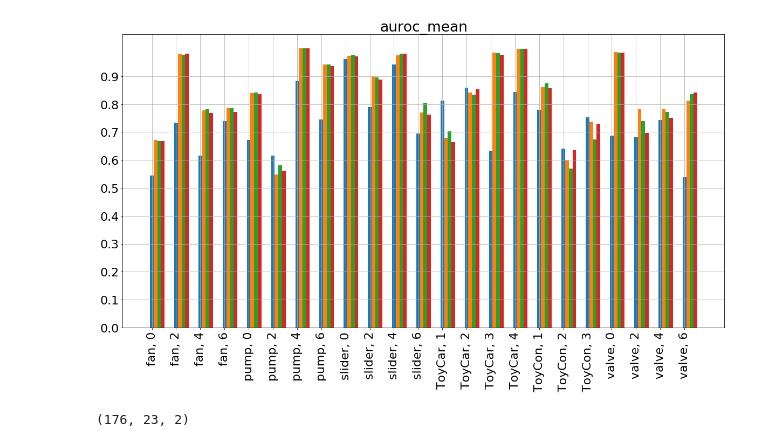
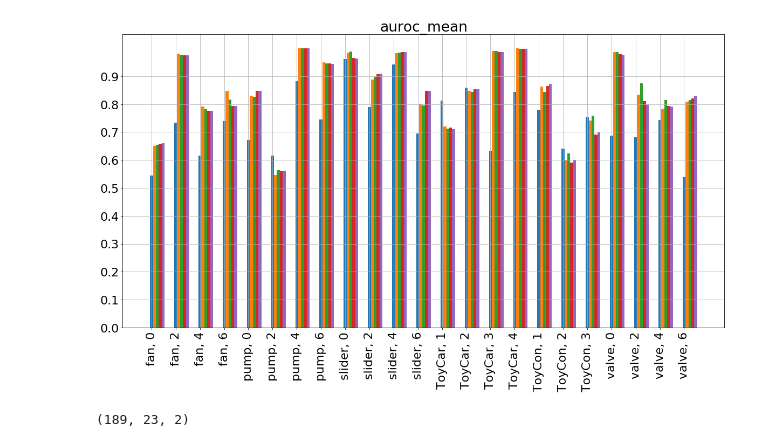
Before and after one commit to OptimusPrimus/dcase2020_task2, a Jupyter notebook: notebooks/bar_plot.ipynb, the cells around one changed output. Drawn from its saved outputs; the diff is of its cells as text; code cells hidden in the pictures.

```diff
--- a/notebooks/bar_plot.ipynb
+++ b/notebooks/bar_plot.ipynb
@@ -78,4 +80,5 @@ def get_record(experiment):
 # %%
-client = MongoClient('mongodb://student2.cp.jku.at:27017/')
-#experiments_made = [r for r in client.dcase2020_2_madog.runs.find({"experiment.name": "dcase2020_task2_BaselineExperiment"})]
-experiments_baseline = [r for r in client.dcase2020_task2_ae_baseline_gridsearch.runs.find({"experiment.name": "dcase2020_task2_BaselineExperiment"})]
+# experiments_made = [r for r in client.dcase2020_2_madog.runs.find({"experiment.name": "dcase2020_task2_BaselineExperiment"})]
+# experiments_baseline = [r for r in client.dcase2020_task2_ae_baseline_gridsearch.runs.find({"experiment.name": "dcase2020_task2_BaselineExperiment"})]
+# experiments_classification = [r for r in client.dcase2020_task2_complement_classification_gridsearch.runs.find({"experiment.name": "dcase2020_task2_ClassificationExperiment"})]
+experiments_conv_class = [r for r in client.dcase2020_task2_conv_complement_classification_gridsearch.runs.find({"experiment.name": "dcase2020_task2_ClassificationExperiment"})]
@@ -90,5 +92,5 @@ print(len(experiments_baseline))
 # %%
-experiments = experiments_classification + experiments_baseline
+experiments = experiments_conv_class # + experiments_classification # experiments_conv_class # experiments_conv_class # experiments_classification + experiments_baseline +
 descriptors = set()
 for experiment in experiments:
     descriptors = descriptors.union(set([experiment['config']['descriptor']]))
@@ -161,36 +155,36 @@ for i, (n, r, j) in enumerate(zip(names[indices], ranks[indices], indices)):
 # %%
 metric = 'auroc_mean'
 bar_width = 0.6
 bar_spacing=0.00
-top = 3
+top = 4
 
 top_k_data = data[indices, :, 0 if metric == 'auroc_mean' else 1][:top]
 baseline_data = data[0:1, :, 0 if metric == 'auroc_mean' else 1]
-top_k_data = np.concatenate([baseline_data, top_k_data])
+to_visualize = np.concatenate([baseline_data, top_k_data])
 
 plt.figure(figsize=(20,10))
 plt.rcParams.update({'font.size': 22})
 plt.title(f'{metric}')
 labels = []
 
 for i in range(6):
     for j in TRAINING_ID_MAP[i]:
         labels.append("{}, {}".format(INVERSE_CLASS_MAP[i][:6], j))
 
-for i, d in enumerate(top_k_data):
+for i, d in enumerate(to_visualize):
     plt.bar(
-        np.arange(len(labels)) + i * (bar_width / len(top_k_data) + bar_spacing),
+        np.arange(len(labels)) + i * (bar_width / len(to_visualize) + bar_spacing),
         d,
-        bar_width/ len(top_k_data),
+        bar_width/ len(to_visualize),
     )
 
 plt.xticks(np.arange(len(labels)), labels, rotation='vertical')
 plt.yticks(np.arange(0, 1., 0.1))
 plt.grid()
 plt.savefig(f'top_{top}_auc.png')
 plt.show()
 
 data.shape
 # %% [output]
-[figure, old version]
+[figure, new version]
-(176, 23, 2)
+(189, 23, 2)
```
Also changed, not shown: parts of 8 cells of this notebook, 23 other files.
